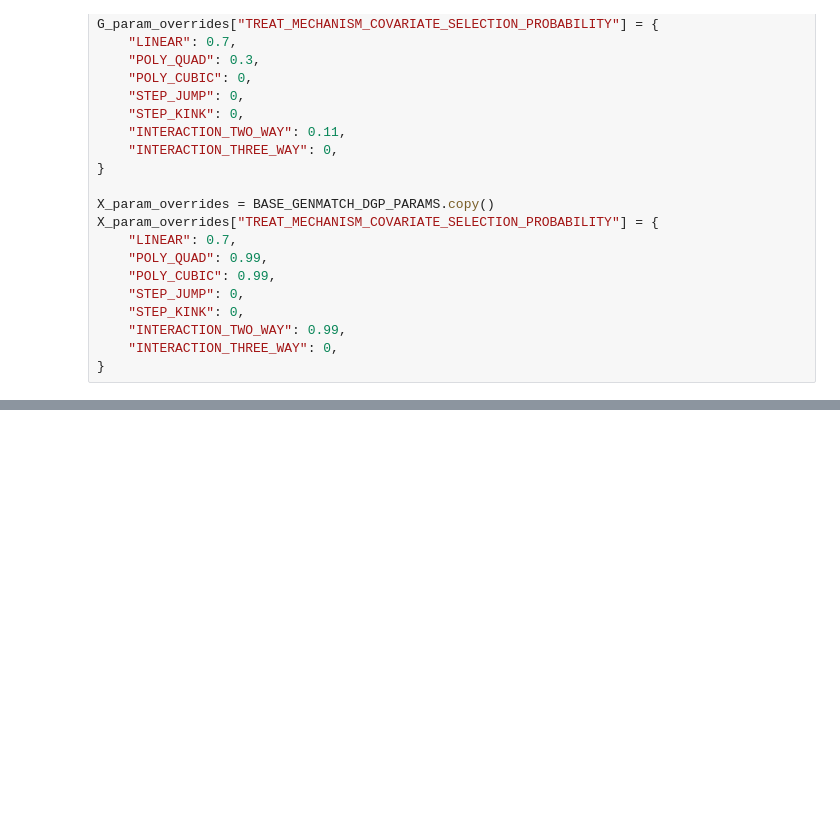
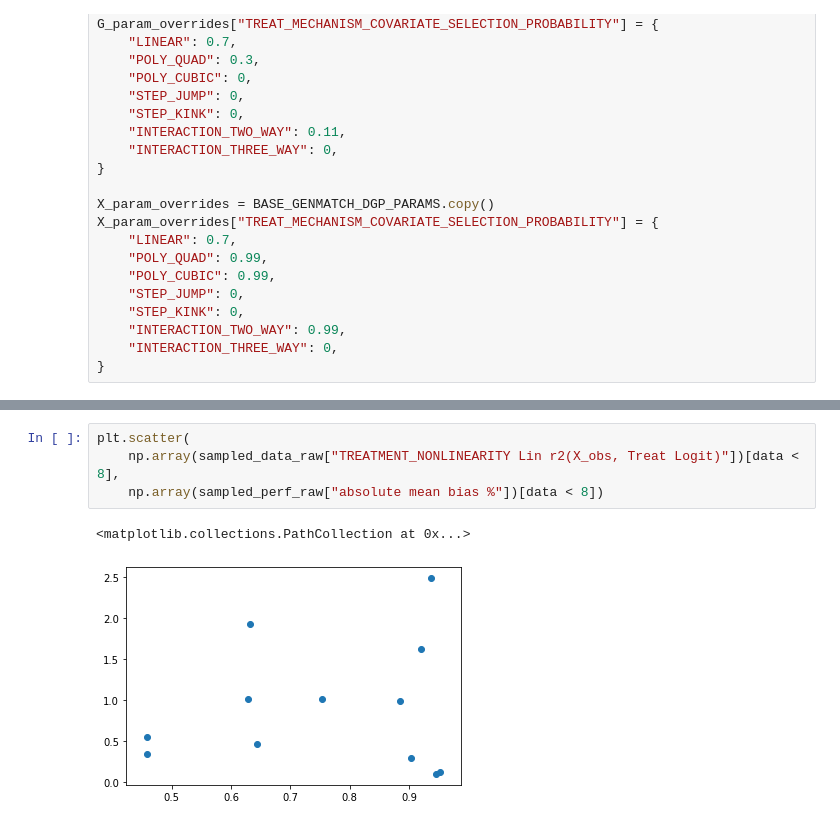
Before and after one commit to JoshBroomberg/Maccabee, a Jupyter notebook: Notebooks/Genmatch Benchmarking Comparison.ipynb, the cells around one changed output, grey strips where cells are left out. Drawn from its saved outputs; the diff is of its cells as text; blank space fills up the shorter version.

```diff
--- a/Notebooks/Genmatch Benchmarking Comparison.ipynb
+++ b/Notebooks/Genmatch Benchmarking Comparison.ipynb
@@ -322,0 +255,7 @@ array([[1.0e+000, 2.0e+000],
+# %%
+plt.scatter(
+    np.array(sampled_data_raw["TREATMENT_NONLINEARITY Lin r2(X_obs, Treat Logit)"])[data < 8],
+    np.array(sampled_perf_raw["absolute mean bias %"])[data < 8])
+# %% [output]
+<matplotlib.collections.PathCollection at 0x...>
+[figure, added]
```
Also changed, not shown: parts of 28 cells of this notebook, 9 other files.
